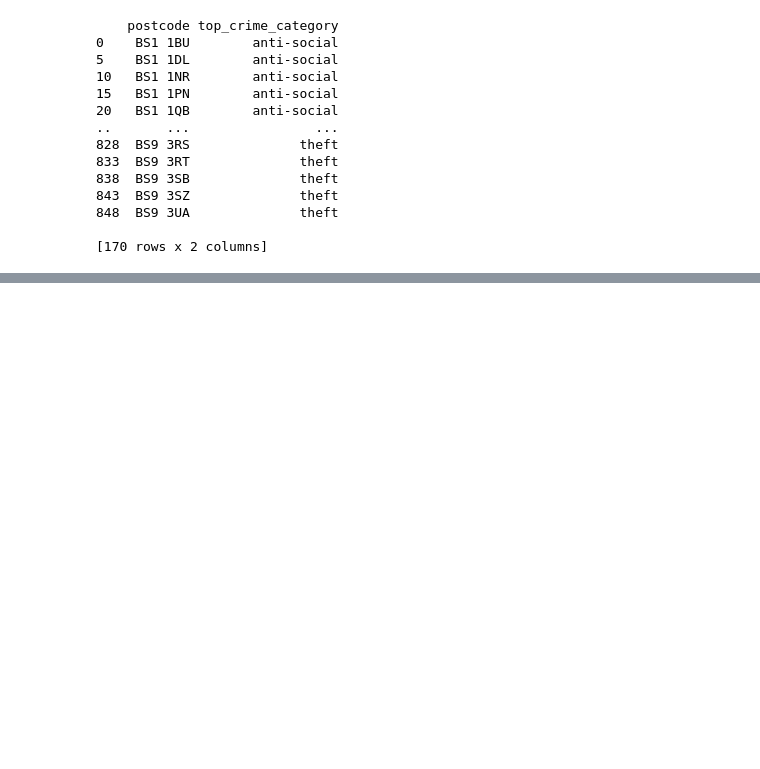
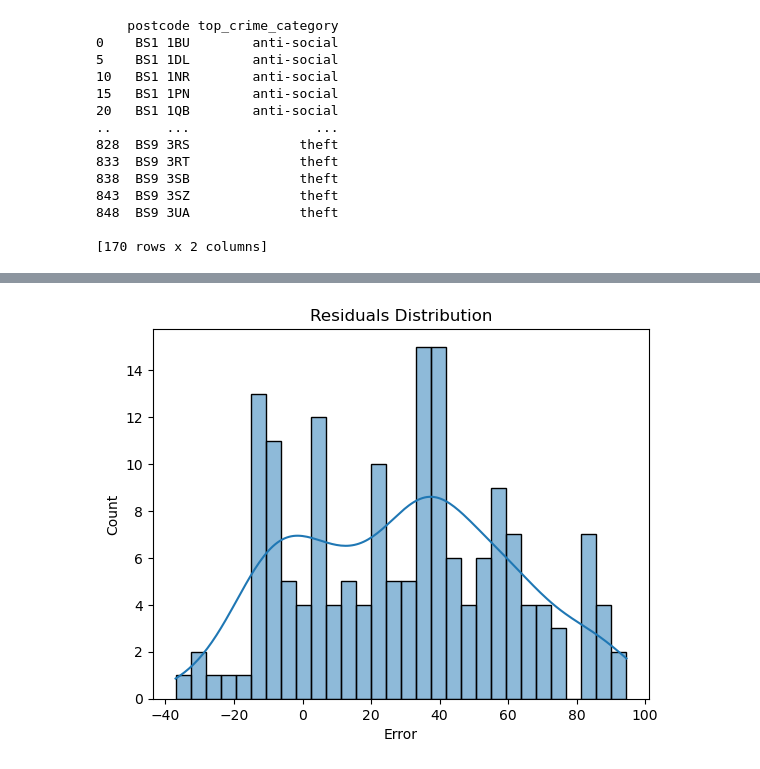
Before and after one commit to mAlex28/UK-Crime-Data-Prediction, a Jupyter notebook: notebooks/experiment.ipynb, the cells around one changed output, grey strips where cells are left out. Drawn from its saved outputs; the diff is of its cells as text; code cells hidden in the pictures; blank space fills up the shorter version.

```diff
--- a/notebooks/experiment.ipynb
+++ b/notebooks/experiment.ipynb
@@ -444,7 +457,7 @@ print(df_cleaned['month'].min(), df_cleaned['month'].max())
 # %%
 # Split by time
-train = df_cleaned[df_cleaned['month'] <= '2025-02']
-test = df_cleaned[df_cleaned['month'] == '2025-03']
+train = df_cleaned[df_cleaned['month'] <= '2025-02-01']
+test = df_cleaned[df_cleaned['month'] >= '2025-03-01']
 
 print("Train size:", train.shape)
 print("Test size:", test.shape)
@@ -469,0 +578,8 @@ Name: recategorised_crimes, dtype: float64
+# %%
+residuals = y_test - y_pred
+sns.histplot(residuals, bins=30, kde=True)
+plt.title("Residuals Distribution")
+plt.xlabel("Error")
+plt.show()
+# %% [output]
+[figure, added]
```
Also changed, not shown: parts of 29 cells of this notebook, 1 other file.
